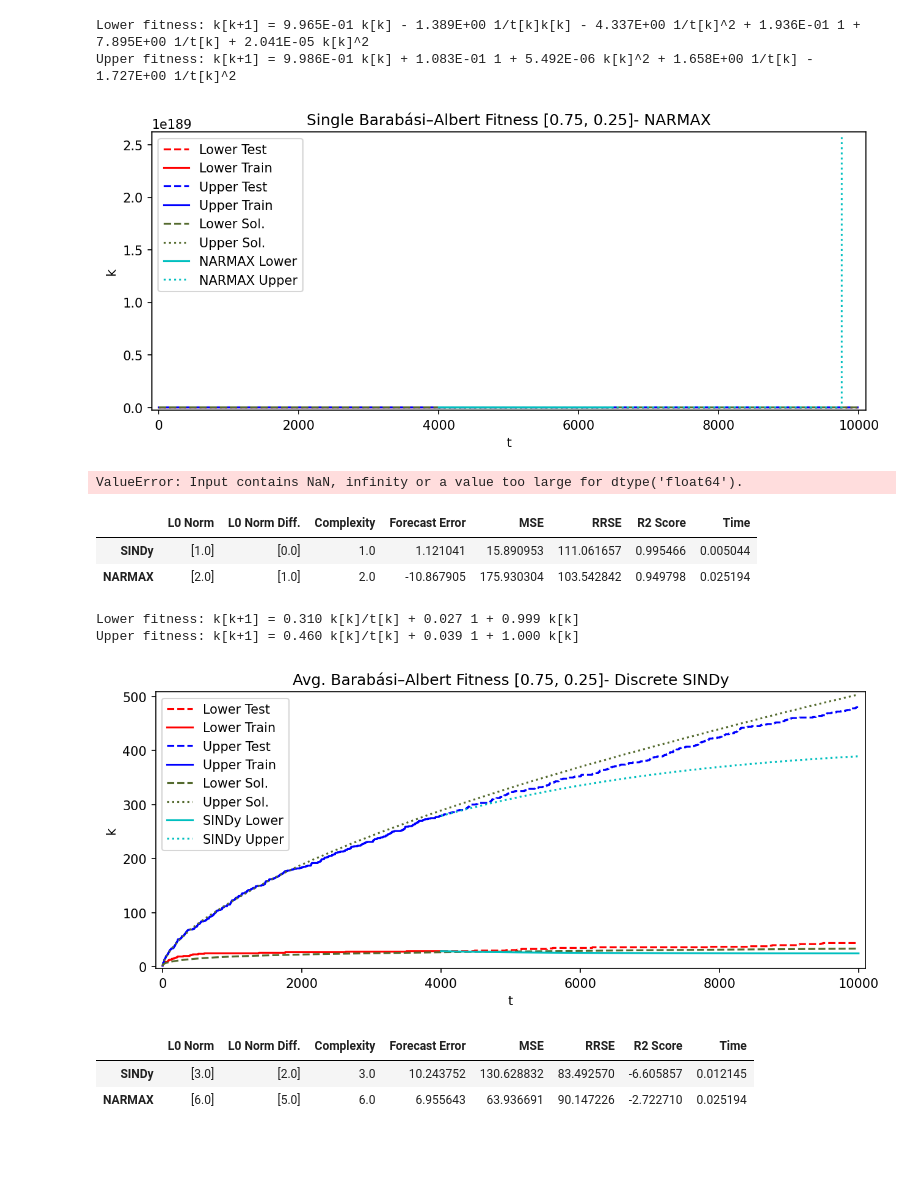
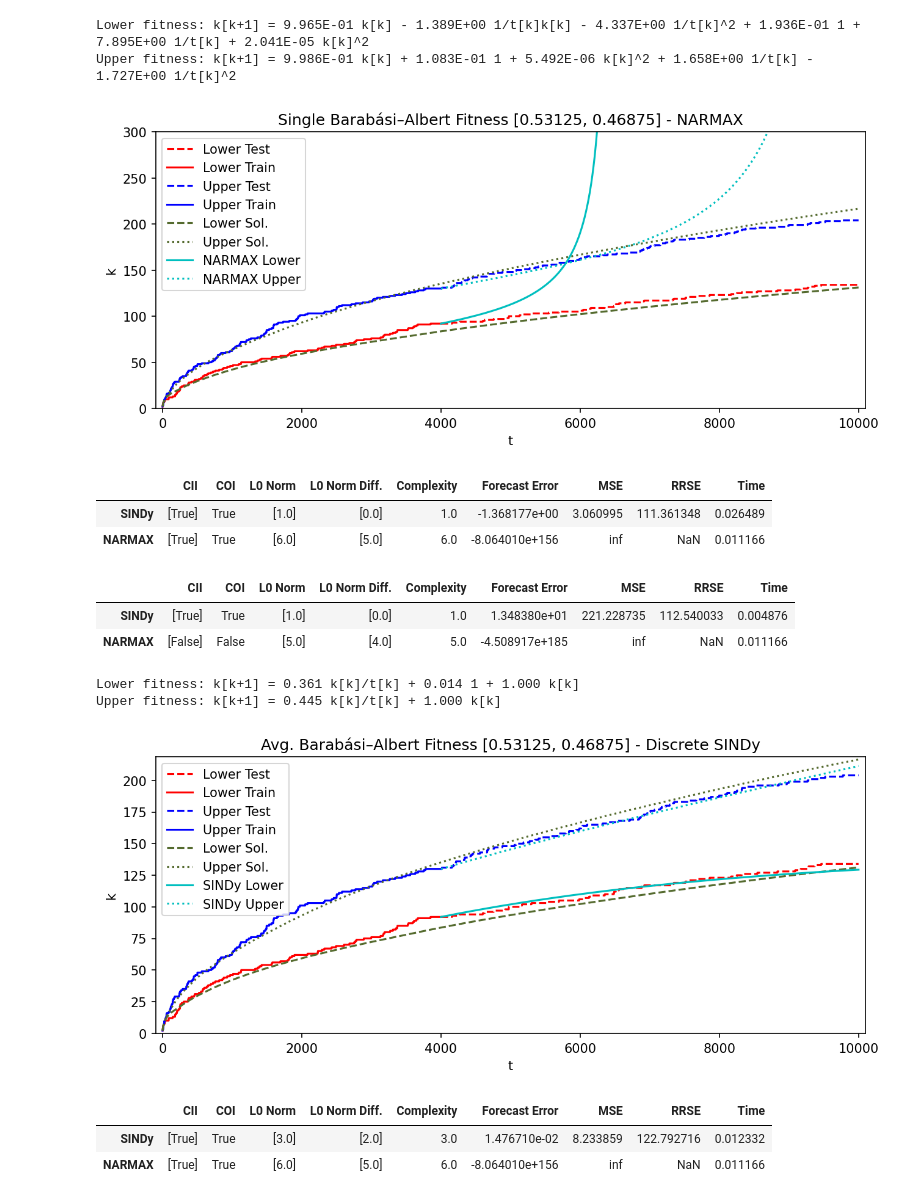
Before and after one commit to DavidContrerasFranco/Data-Driven-Dynamics-Understanding, a Jupyter notebook: Notebooks/barabasi_tight_fitness_model.ipynb, the cells around one changed output. Cells and saved outputs as stored; diff of their text form; code cells hidden in the pictures; blank space fills up the shorter version.

```diff
--- a/Notebooks/barabasi_tight_fitness_model.ipynb
+++ b/Notebooks/barabasi_tight_fitness_model.ipynb
@@ -287,7 +292,7 @@ x_test = 1/t_test
 sindy_low_model = ps.SINDy(
     differentiation_method=ps.FiniteDifference(),
     feature_library=custom_library+ps.PolynomialLibrary(degree=5),
-    optimizer=ps.STLSQ(threshold=1e-2),
+    optimizer=ps.STLSQ(threshold=2e-2),
     feature_names=['k', 't']
 )
 
@@ -306,11 +311,11 @@ sindy_sim = sindy_low_model.simulate(k_low_test[0], u=t_test, t=t_test)
 sindy_sim_low = np.vstack((k_low_test[0], sindy_sim))
 
 
-# Define lower SINDy Model
+# Define upper SINDy Model
 sindy_high_model = ps.SINDy(
     differentiation_method=ps.FiniteDifference(),
     feature_library=custom_library+ps.PolynomialLibrary(degree=5),
-    optimizer=ps.STLSQ(threshold=1e-2),
+    optimizer=ps.STLSQ(threshold=2e-2),
     feature_names=['k', 't']
 )
 
@@ -410,38 +425,42 @@ Lower fitness: k[k+1] = 9.965E-01 k[k] - 1.389E+00 1/t[k]k[k] - 4.337E+00 1/t[k]
 Upper fitness: k[k+1] = 9.986E-01 k[k] + 1.083E-01 1 + 5.492E-06 k[k]^2 + 1.658E+00 1/t[k] - 1.727E+00 1/t[k]^2
 # %%
 plt.figure(figsize=(10, 4), dpi=150)
-plt.title('Single Barabási–Albert Fitness [0.75, 0.25]- NARMAX')
-plt.plot(t_test, k_low_test, "r--", label="Lower Test")
-plt.plot(t_train, k_low_train, "r", label="Lower Train")
+plt.title('Single Barabási–Albert Fitness [0.53125, 0.46875] - NARMAX')
+plt.plot(t_test, k_low_test, 'r--', label='Lower Test')
+plt.plot(t_train, k_low_train, 'r', label='Lower Train')
 
-plt.plot(t_test, k_high_test, "b--", label="Upper Test")
-plt.plot(t_train, k_high_train, "b", label="Upper Train")
+plt.plot(t_test, k_high_test, 'b--', label='Upper Test')
+plt.plot(t_train, k_high_train, 'b', label='Upper Train')
 
-plt.plot(t, k_low_ant_sol, color='darkolivegreen', linestyle='dashed', label="Lower Sol.")
-plt.plot(t, k_high_ant_sol, color='darkolivegreen', linestyle='dotted', label="Upper Sol.")
+plt.plot(t, k_low_ant_sol, color='darkolivegreen', linestyle='dashed', label='Lower Sol.')
+plt.plot(t, k_high_ant_sol, color='darkolivegreen', linestyle='dotted', label='Upper Sol.')
 
-plt.plot(t_test, narmax_sim_low, "c", label="NARMAX Lower")
-plt.plot(t_test, narmax_sim_high, "c", linestyle='dotted', label="NARMAX Upper")
+plt.plot(t_test[low_bound], narmax_sim_low[low_bound], 'c', label='NARMAX Lower')
+plt.plot(t_test[high_bound], narmax_sim_high[high_bound], 'c', linestyle='dotted', label='NARMAX Upper')
 
 plt.margins(0.01, tight=True)
-plt.xlabel("t")
-plt.ylabel("k")
+
+plt.ylim([0, 300])
+plt.xlabel('t')
+plt.ylabel('k')
 plt.legend()
 print(end='')
 # %% [output]
-[figure, old version]
+[figure, new version]
 # %%
 # Lower Metrics DataFrame
-get_metrics_df(k_low_test, [1], sindy_low_model, narmax_low_model, sindy_sim_low, narmax_sim_low, sindy_low_time, narmax_time)
+get_metrics_df(k_low_test, sol_terms, sindy_low_model, narmax_low_model, sindy_sim_low, narmax_sim_low, sindy_low_time, narmax_time)
 # %% [output]
-ValueError: Input contains NaN, infinity or a value too large for dtype('float64').
+|  | CII | COI | L0 Norm | L0 Norm Diff. | Complexity | Forecast Error | MSE | RRSE | Time |
+| SINDy | [True] | True | [1.0] | [0.0] | 1.0 | -1.368177e+00 | 3.060995 | 111.361348 | 0.026489 |
+| NARMAX | [True] | True | [6.0] | [5.0] | 6.0 | -8.064010e+156 | inf | NaN | 0.011166 |
 # %%
 # Upper Metrics DataFrame
-get_metrics_df(k_high_test, [1], sindy_high_model, narmax_high_model, sindy_sim_high, narmax_sim_high, sindy_high_time, narmax_time)
+get_metrics_df(k_high_test, sol_terms, sindy_high_model, narmax_high_model, sindy_sim_high, narmax_sim_high, sindy_high_time, narmax_time)
 # %% [output]
-|  | L0 Norm | L0 Norm Diff. | Complexity | Forecast Error | MSE | RRSE | R2 Score | Time |
-| SINDy | [1.0] | [0.0] | 1.0 | 1.121041 | 15.890953 | 111.061657 | 0.995466 | 0.005044 |
-| NARMAX | [2.0] | [1.0] | 2.0 | -10.867905 | 175.930304 | 103.542842 | 0.949798 | 0.025194 |
+|  | CII | COI | L0 Norm | L0 Norm Diff. | Complexity | Forecast Error | MSE | RRSE | Time |
+| SINDy | [True] | True | [1.0] | [0.0] | 1.0 | 1.348380e+01 | 221.228735 | 112.540033 | 0.004876 |
+| NARMAX | [False] | False | [5.0] | [4.0] | 5.0 | -4.508917e+185 | inf | NaN | 0.011166 |
 # %%
 # Define lower SINDy Model
 sindy_low_model = ps.SINDy(
@@ -468,7 +487,7 @@ sindy_sim_low = sindy_low_model.simulate(k_low_test[0], u=t_test, t=len(t_test))
 # Define lower SINDy Model
 sindy_high_model = ps.SINDy(
     feature_library=custom_library+ps.PolynomialLibrary(degree=5),
-    optimizer=ps.STLSQ(threshold=1e-2),
+    optimizer=ps.STLSQ(threshold=6e-2),
     feature_names=['k', 't'],
     discrete_time=True
 )
@@ -486,36 +505,36 @@ sindy_high_model.print()
 # Simulate SINDy on the test data
 sindy_sim_high = sindy_high_model.simulate(k_high_test[0], u=t_test, t=len(t_test))
 # %% [output]
-Lower fitness: k[k+1] = 0.310 k[k]/t[k] + 0.027 1 + 0.999 k[k]
-Upper fitness: k[k+1] = 0.460 k[k]/t[k] + 0.039 1 + 1.000 k[k]
+Lower fitness: k[k+1] = 0.361 k[k]/t[k] + 0.014 1 + 1.000 k[k]
+Upper fitness: k[k+1] = 0.445 k[k]/t[k] + 1.000 k[k]
 # %%
 plt.figure(figsize=(10, 4), dpi=150)
-plt.title('Avg. Barabási–Albert Fitness [0.75, 0.25]- Discrete SINDy')
+plt.title('Avg. Barabási–Albert Fitness [0.53125, 0.46875] - Discrete SINDy')
 plt.plot(t_test, k_low_test, "r--", label="Lower Test")
 plt.plot(t_train, k_low_train, "r", label="Lower Train")
 
 plt.plot(t_test, k_high_test, "b--", label="Upper Test")
 plt.plot(t_train, k_high_train, "b", label="Upper Train")
 
 plt.plot(t, k_low_ant_sol, color='darkolivegreen', linestyle='dashed', label="Lower Sol.")
 plt.plot(t, k_high_ant_sol, color='darkolivegreen', linestyle='dotted', label="Upper Sol.")
 
 plt.plot(t_test, sindy_sim_low, "c", label="SINDy Lower")
 plt.plot(t_test, sindy_sim_high, "c", linestyle='dotted', label="SINDy Upper")
 
 plt.margins(0.01, tight=True)
 plt.xlabel("t")
 plt.ylabel("k")
 plt.legend()
 print(end='')
 # %% [output]
-[figure, old version]
+[figure, new version]
 # %%
 # Lower Metrics DataFrame
-get_metrics_df(k_low_test, [1], sindy_low_model, narmax_low_model, sindy_sim_low, narmax_sim_low, sindy_low_time, narmax_time)
+get_metrics_df(k_low_test, sol_terms, sindy_low_model, narmax_low_model, sindy_sim_low, narmax_sim_low, sindy_low_time, narmax_time)
 # %% [output]
-|  | L0 Norm | L0 Norm Diff. | Complexity | Forecast Error | MSE | RRSE | R2 Score | Time |
-| SINDy | [3.0] | [2.0] | 3.0 | 10.243752 | 130.628832 | 83.492570 | -6.605857 | 0.012145 |
-| NARMAX | [6.0] | [5.0] | 6.0 | 6.955643 | 63.936691 | 90.147226 | -2.722710 | 0.025194 |
+|  | CII | COI | L0 Norm | L0 Norm Diff. | Complexity | Forecast Error | MSE | RRSE | Time |
+| SINDy | [True] | True | [3.0] | [2.0] | 3.0 | 1.476710e-02 | 8.233859 | 122.792716 | 0.012332 |
+| NARMAX | [True] | True | [6.0] | [5.0] | 6.0 | -8.064010e+156 | inf | NaN | 0.011166 |
 # %%
 # Upper Metrics DataFrame
```
Also changed, not shown: parts of 11 cells of this notebook, 20 other files.
